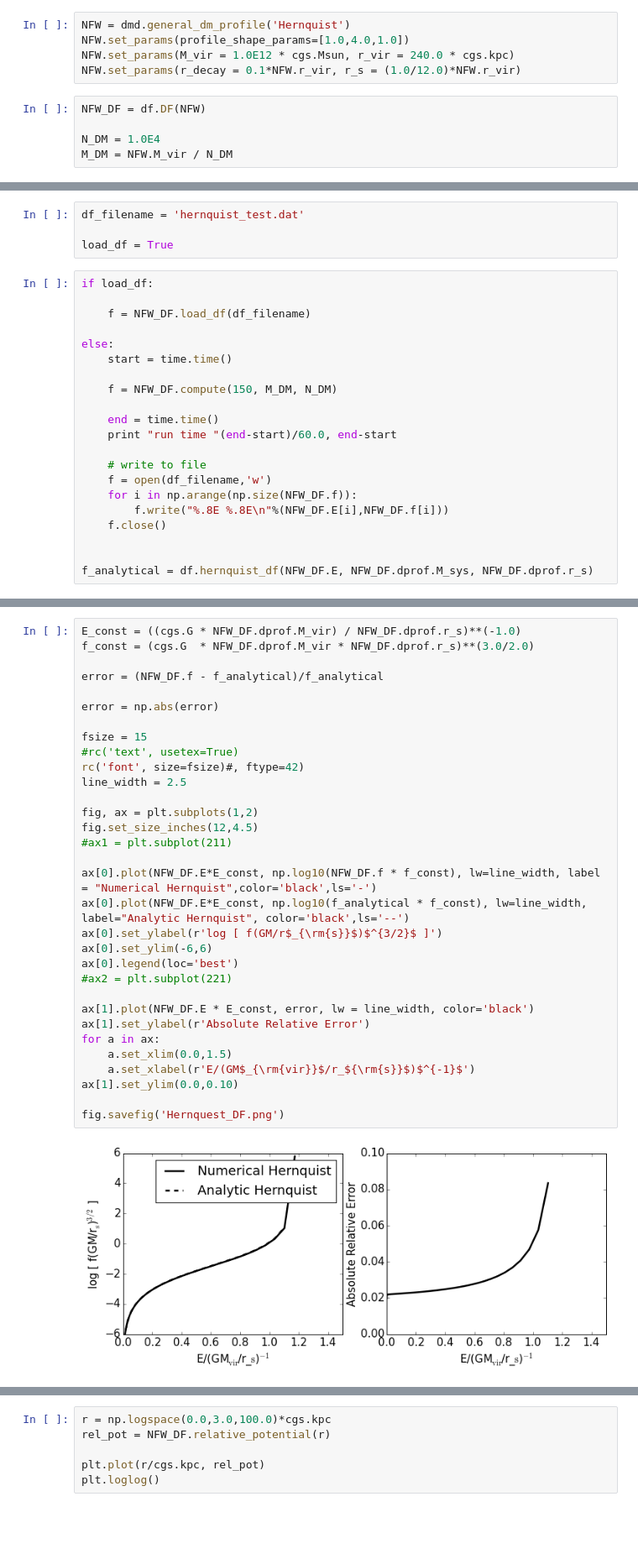
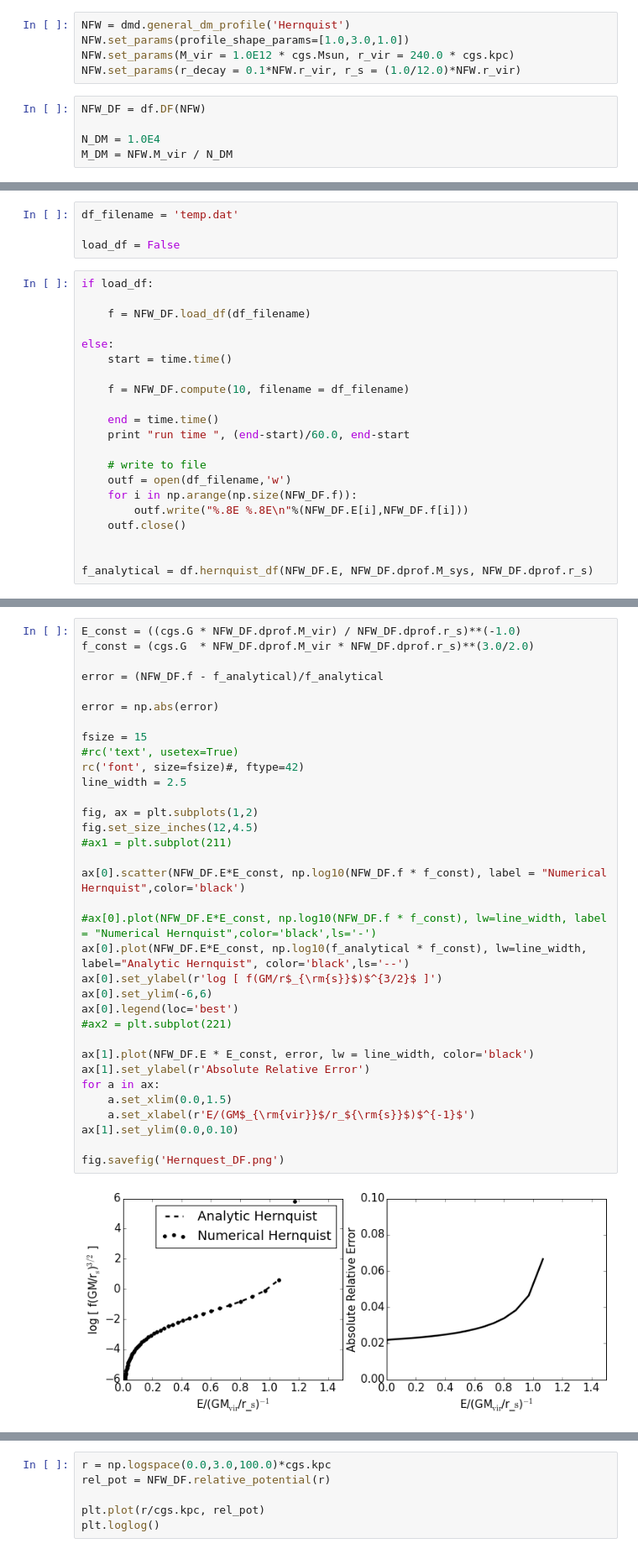
Before and after one commit to aemerick/dwarfs, a Jupyter notebook: analysis/dark_matter_ic/DF_testing.ipynb, the cells around one changed output, grey strips where cells are left out. Shown at 84% size. Cells and saved outputs as stored; diff of their text form; blank space fills up the shorter version.

```diff
--- a/analysis/dark_matter_ic/DF_testing.ipynb
+++ b/analysis/dark_matter_ic/DF_testing.ipynb
@@ -16,7 +16,7 @@ import time
 using cgs py
 # %%
 NFW = dmd.general_dm_profile('Hernquist')
-NFW.set_params(profile_shape_params=[1.0,4.0,1.0])
+NFW.set_params(profile_shape_params=[1.0,3.0,1.0])
 NFW.set_params(M_vir = 1.0E12 * cgs.Msun, r_vir = 240.0 * cgs.kpc)
 NFW.set_params(r_decay = 0.1*NFW.r_vir, r_s = (1.0/12.0)*NFW.r_vir)
 # %%
@@ -48,7 +48,7 @@ print np.min(rel_pot), np.max(rel_pot)
 # %%
-df_filename = 'hernquist_test.dat'
+df_filename = 'temp.dat'
 
-load_df = True
+load_df = False
 # %%
 if load_df:
 
@@ -57,16 +57,16 @@ if load_df:
 else:
     start = time.time()
 
-    f = NFW_DF.compute(150, M_DM, N_DM)
+    f = NFW_DF.compute(10, filename = df_filename)
 
     end = time.time()
-    print "run time "(end-start)/60.0, end-start
+    print "run time ", (end-start)/60.0, end-start
 
     # write to file
-    f = open(df_filename,'w')
+    outf = open(df_filename,'w')
     for i in np.arange(np.size(NFW_DF.f)):
-        f.write("%.8E %.8E\n"%(NFW_DF.E[i],NFW_DF.f[i]))
-    f.close()
+        outf.write("%.8E %.8E\n"%(NFW_DF.E[i],NFW_DF.f[i]))
+    outf.close()
 
 
 f_analytical = df.hernquist_df(NFW_DF.E, NFW_DF.dprof.M_sys, NFW_DF.dprof.r_s)
@@ -77,32 +81,34 @@ E_const = ((cgs.G * NFW_DF.dprof.M_vir) / NFW_DF.dprof.r_s)**(-1.0)
 f_const = (cgs.G  * NFW_DF.dprof.M_vir * NFW_DF.dprof.r_s)**(3.0/2.0)
 
 error = (NFW_DF.f - f_analytical)/f_analytical
 
 error = np.abs(error)
 
 fsize = 15
 #rc('text', usetex=True)
 rc('font', size=fsize)#, ftype=42)
 line_width = 2.5
 
 fig, ax = plt.subplots(1,2)
 fig.set_size_inches(12,4.5)
 #ax1 = plt.subplot(211)
 
-ax[0].plot(NFW_DF.E*E_const, np.log10(NFW_DF.f * f_const), lw=line_width, label = "Numerical Hernquist",color='black',ls='-')
+ax[0].scatter(NFW_DF.E*E_const, np.log10(NFW_DF.f * f_const), label = "Numerical Hernquist",color='black')
+
+#ax[0].plot(NFW_DF.E*E_const, np.log10(NFW_DF.f * f_const), lw=line_width, label = "Numerical Hernquist",color='black',ls='-')
 ax[0].plot(NFW_DF.E*E_const, np.log10(f_analytical * f_const), lw=line_width, label="Analytic Hernquist", color='black',ls='--')
 ax[0].set_ylabel(r'log [ f(GM/r$_{\rm{s}}$)$^{3/2}$ ]')
 ax[0].set_ylim(-6,6)
 ax[0].legend(loc='best')
 #ax2 = plt.subplot(221)
 
 ax[1].plot(NFW_DF.E * E_const, error, lw = line_width, color='black')
 ax[1].set_ylabel(r'Absolute Relative Error')
 for a in ax:
     a.set_xlim(0.0,1.5)
     a.set_xlabel(r'E/(GM$_{\rm{vir}}$/r_${\rm{s}}$)$^{-1}$')
 ax[1].set_ylim(0.0,0.10)
 
 fig.savefig('Hernquest_DF.png')
 # %% [output]
-[figure, old version]
+[figure, new version]
```
Also changed, not shown: parts of 5 cells of this notebook, 1 other file.
